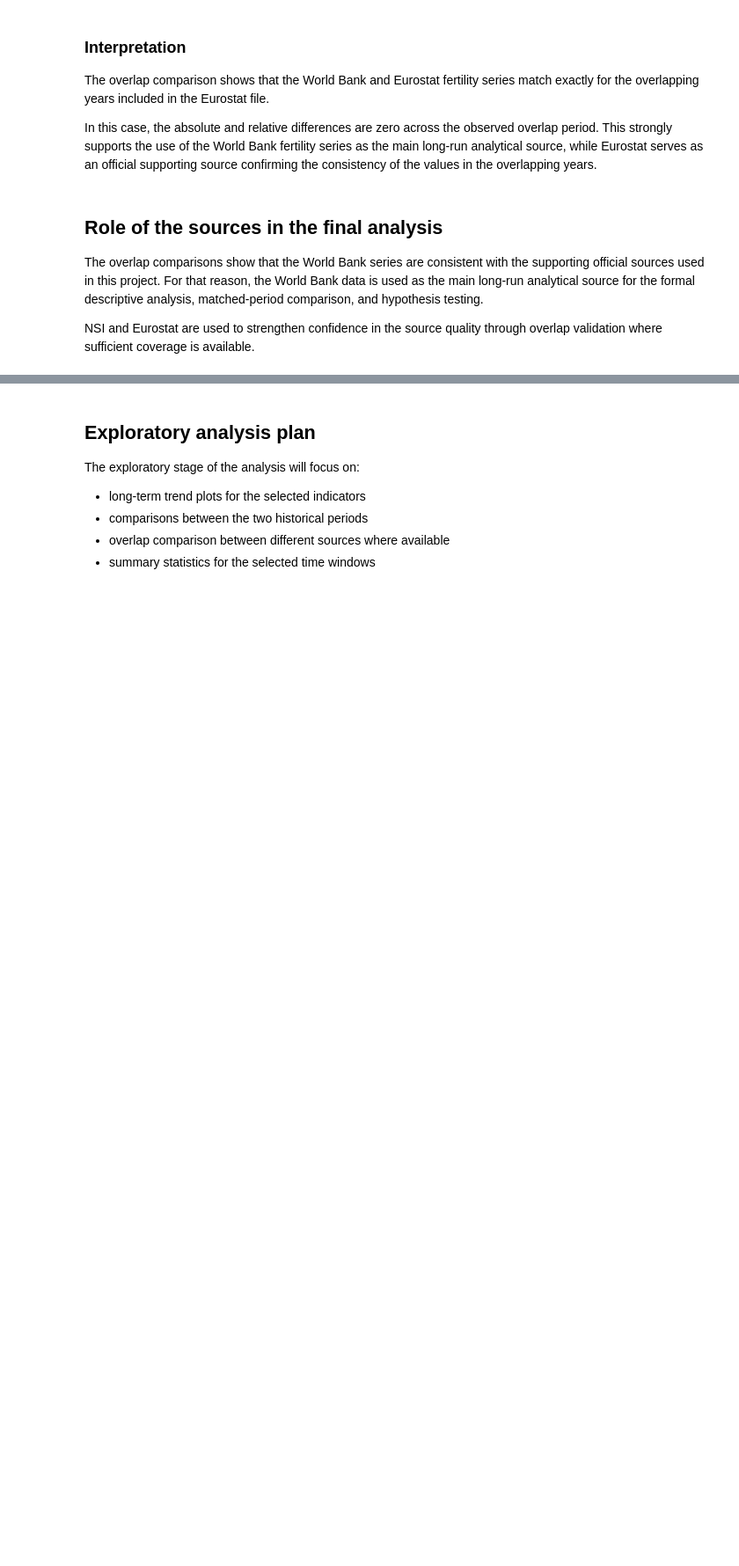
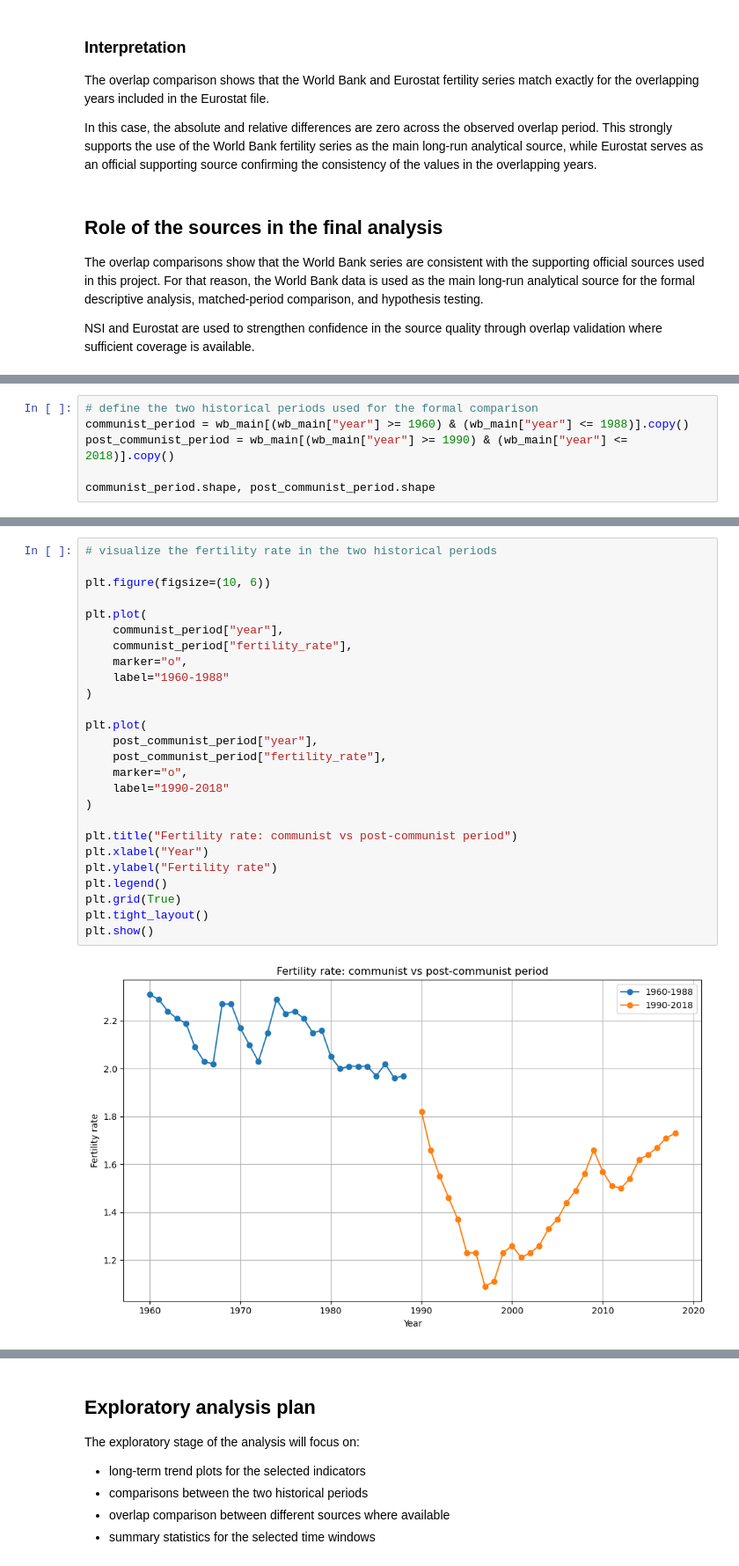
Before and after one commit to AleksM654/bulgaria-before-after-1989, a Jupyter notebook: notebooks/02_final_project_analysis.ipynb, the cells around one changed output, grey strips where cells are left out. Shown at 88% size. Drawn from its saved outputs; the diff is of its cells as text; blank space fills up the shorter version.

Commit message:
Complete descriptive comparison block for selected indicators

```diff
--- a/notebooks/02_final_project_analysis.ipynb
+++ b/notebooks/02_final_project_analysis.ipynb
@@ -331,0 +406,6 @@ NSI and Eurostat are used to strengthen confidence in the source quality through
+# %%
+# define the two historical periods used for the formal comparison
+communist_period = wb_main[(wb_main["year"] >= 1960) & (wb_main["year"] <= 1988)].copy()
+post_communist_period = wb_main[(wb_main["year"] >= 1990) & (wb_main["year"] <= 2018)].copy()
+
+communist_period.shape, post_communist_period.shape
@@ -331,0 +433,28 @@ NSI and Eurostat are used to strengthen confidence in the source quality through
+# %%
+# visualize the fertility rate in the two historical periods
+
+plt.figure(figsize=(10, 6))
+
+plt.plot(
+    communist_period["year"],
+    communist_period["fertility_rate"],
+    marker="o",
+    label="1960-1988"
+)
+
+plt.plot(
+    post_communist_period["year"],
+    post_communist_period["fertility_rate"],
+    marker="o",
+    label="1990-2018"
+)
+
+plt.title("Fertility rate: communist vs post-communist period")
+plt.xlabel("Year")
+plt.ylabel("Fertility rate")
+plt.legend()
+plt.grid(True)
+plt.tight_layout()
+plt.show()
+# %% [output]
+[figure, added]
```
Also changed, not shown: parts of 24 cells of this notebook, 2 other files.
